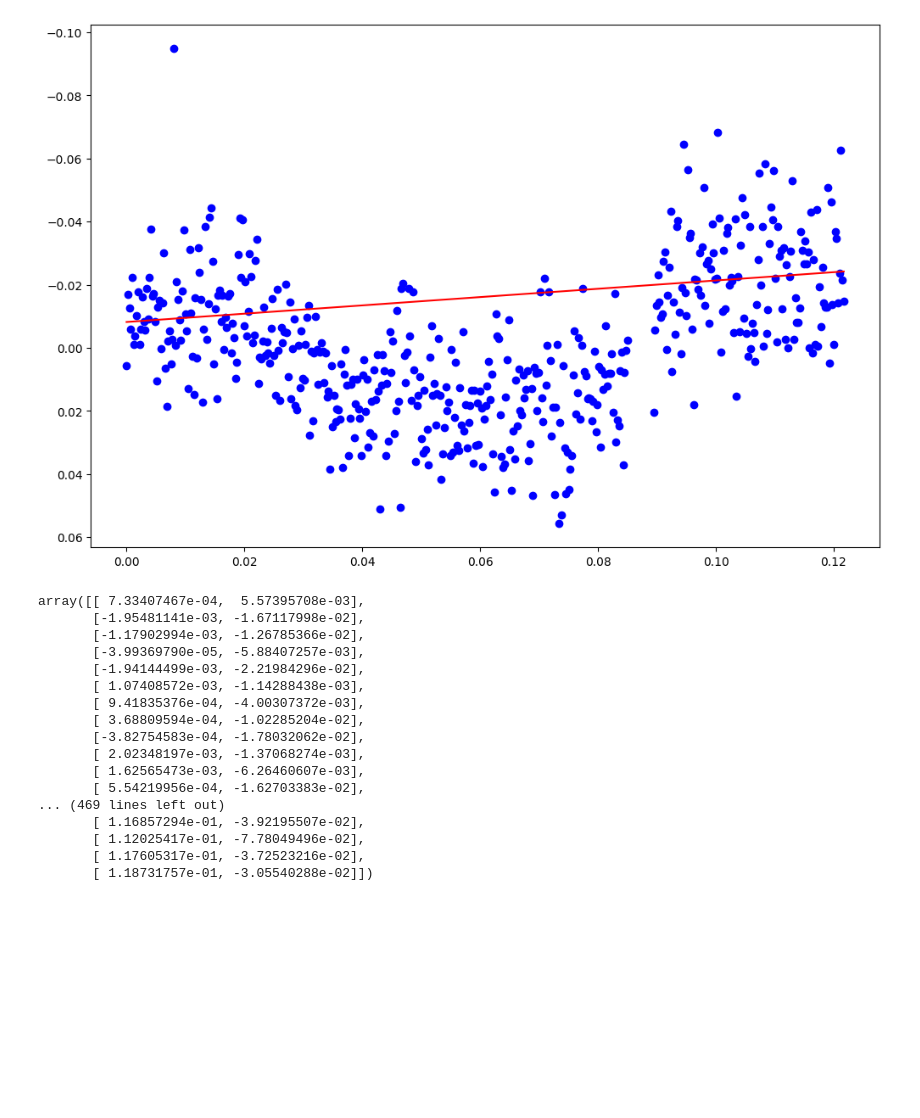
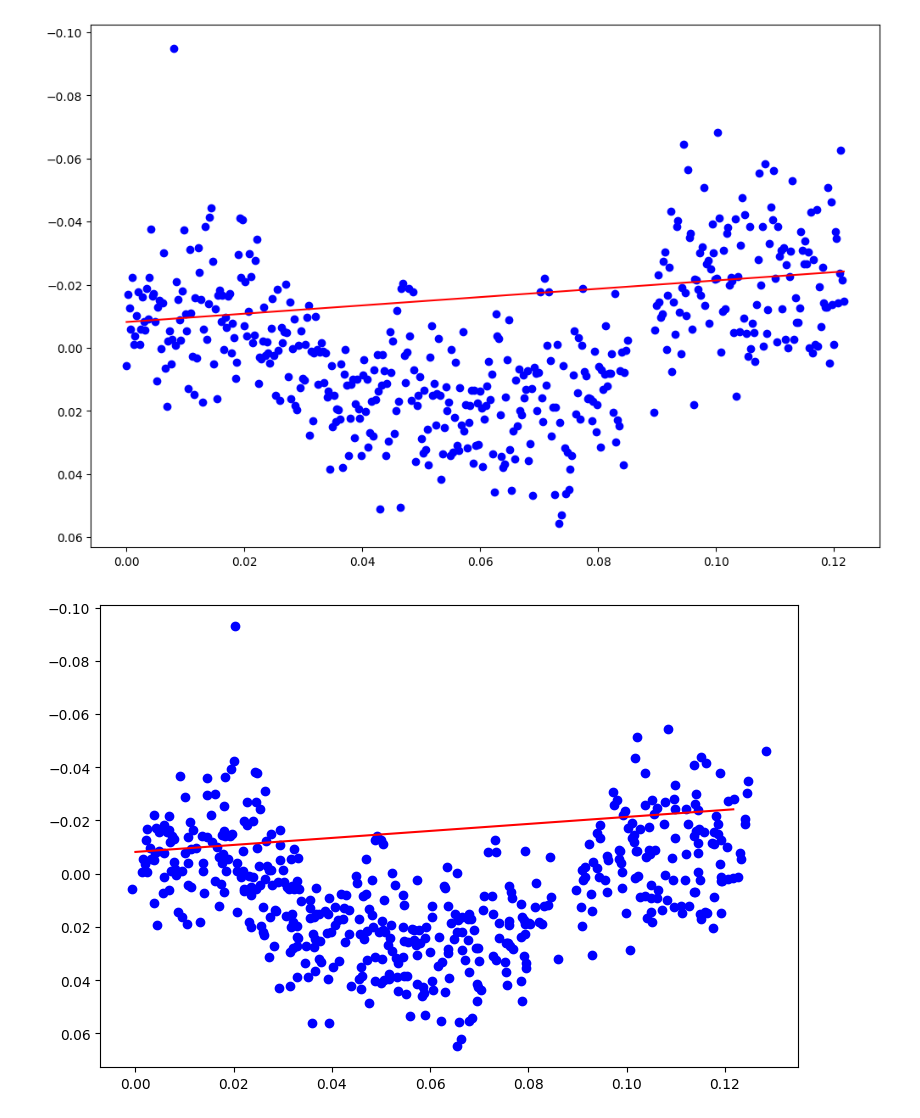
Before and after one commit to RickQuintaluce/asds_remote, a Jupyter notebook: Progetto_ASDS.ipynb, the cells around one changed output. Cells and saved outputs as stored; diff of their text form; code cells hidden in the pictures; blank space fills up the shorter version.

```diff
--- a/Progetto_ASDS.ipynb
+++ b/Progetto_ASDS.ipynb
@@ -103,28 +103,20 @@ plt.show()
 # %% [output]
 [figure]
 # %%
-theta = -math.atan(m) #se l'angolo è theta, devo ruotare di -theta
+#ruotare io la salterei perché ci sfanculiamo i tempi
+
+theta = math.atan(m) #se l'angolo è theta, devo ruotare di -theta
 rotmtrx = np.array([[np.cos(theta), -np.sin(theta)],
                     [np.sin(theta),  np.cos(theta)]])
 
 mtrx = df[['delta', 'm']].to_numpy()
 rotated = np.dot(mtrx, rotmtrx)
-rotated #non va bene
+
+fig, ax = plt.subplots(figsize=(9, 6))
+ax.scatter(rotated[:,0], rotated[:,1], c='b')
+ax.plot(delta, y, c='r')
+ax.invert_yaxis()
+
+plt.show()
 # %% [output]
-array([[ 7.33407467e-04,  5.57395708e-03],
-       [-1.95481141e-03, -1.67117998e-02],
-       [-1.17902994e-03, -1.26785366e-02],
-       [-3.99369790e-05, -5.88407257e-03],
-       [-1.94144499e-03, -2.21984296e-02],
-       [ 1.07408572e-03, -1.14288438e-03],
-       [ 9.41835376e-04, -4.00307372e-03],
-       [ 3.68809594e-04, -1.02285204e-02],
-       [-3.82754583e-04, -1.78032062e-02],
-       [ 2.02348197e-03, -1.37068274e-03],
-       [ 1.62565473e-03, -6.26460607e-03],
-       [ 5.54219956e-04, -1.62703383e-02],
-... (469 lines left out)
-       [ 1.16857294e-01, -3.92195507e-02],
-       [ 1.12025417e-01, -7.78049496e-02],
-       [ 1.17605317e-01, -3.72523216e-02],
-       [ 1.18731757e-01, -3.05540288e-02]])
+[figure, added]
```
Also changed, not shown: parts of 2 cells of this notebook.
